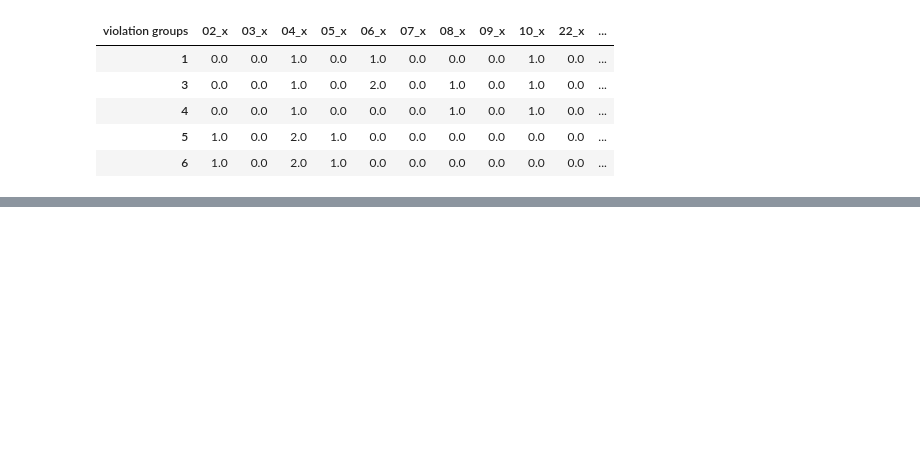
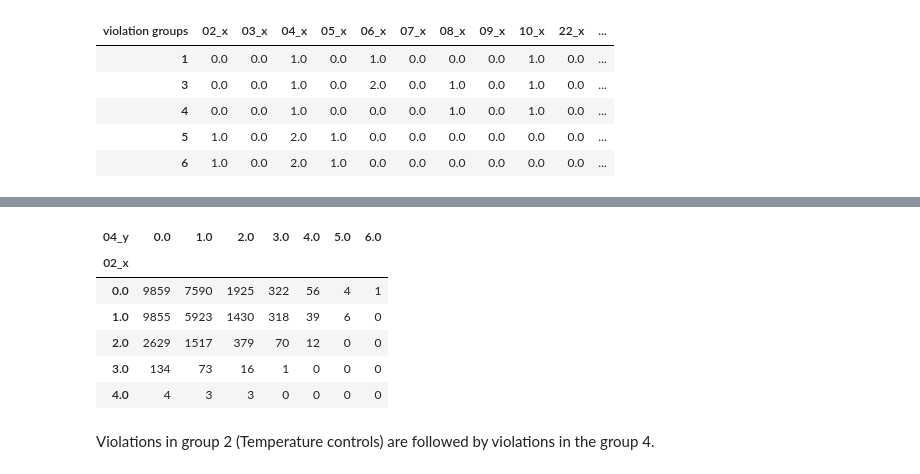
Before and after one commit to chenHub00/restaurant_inspections, a Jupyter notebook: DataPreparation-CycleInspections.ipynb, the cells around one changed output, grey strips where cells are left out. Cells and saved outputs as stored; diff of their text form; code cells hidden in the pictures; blank space fills up the shorter version.

```diff
--- a/DataPreparation-CycleInspections.ipynb
+++ b/DataPreparation-CycleInspections.ipynb
@@ -281,0 +327,13 @@ table_inspections.head()
+# %%
+pd.crosstab(index=table_inspections['02_x'],
+                          columns=[table_inspections['04_y']])
+# %% [output]
+| 04_y | 0.0 | 1.0 | 2.0 | 3.0 | 4.0 | 5.0 | 6.0 |
+| 02_x |  |  |  |  |  |  |  |
+| 0.0 | 9859 | 7590 | 1925 | 322 | 56 | 4 | 1 |
+| 1.0 | 9855 | 5923 | 1430 | 318 | 39 | 6 | 0 |
+| 2.0 | 2629 | 1517 | 379 | 70 | 12 | 0 | 0 |
+| 3.0 | 134 | 73 | 16 | 1 | 0 | 0 | 0 |
+| 4.0 | 4 | 3 | 3 | 0 | 0 | 0 | 0 |
+# %% [markdown]
+Violations in group 2 (Temperature controls) are followed by violations in the group 4.
```
Also changed, not shown: parts of 21 cells of this notebook, 1 other file.
